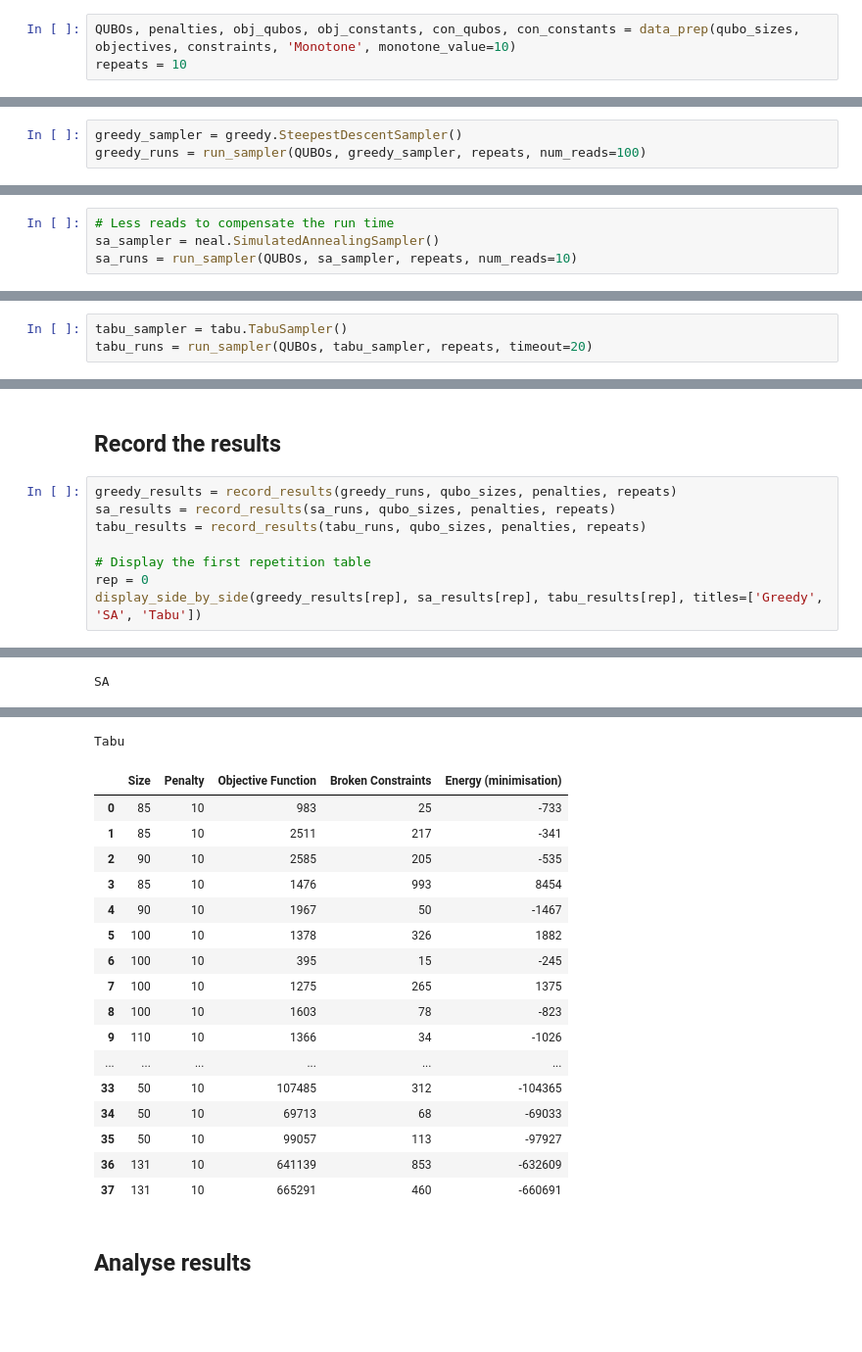
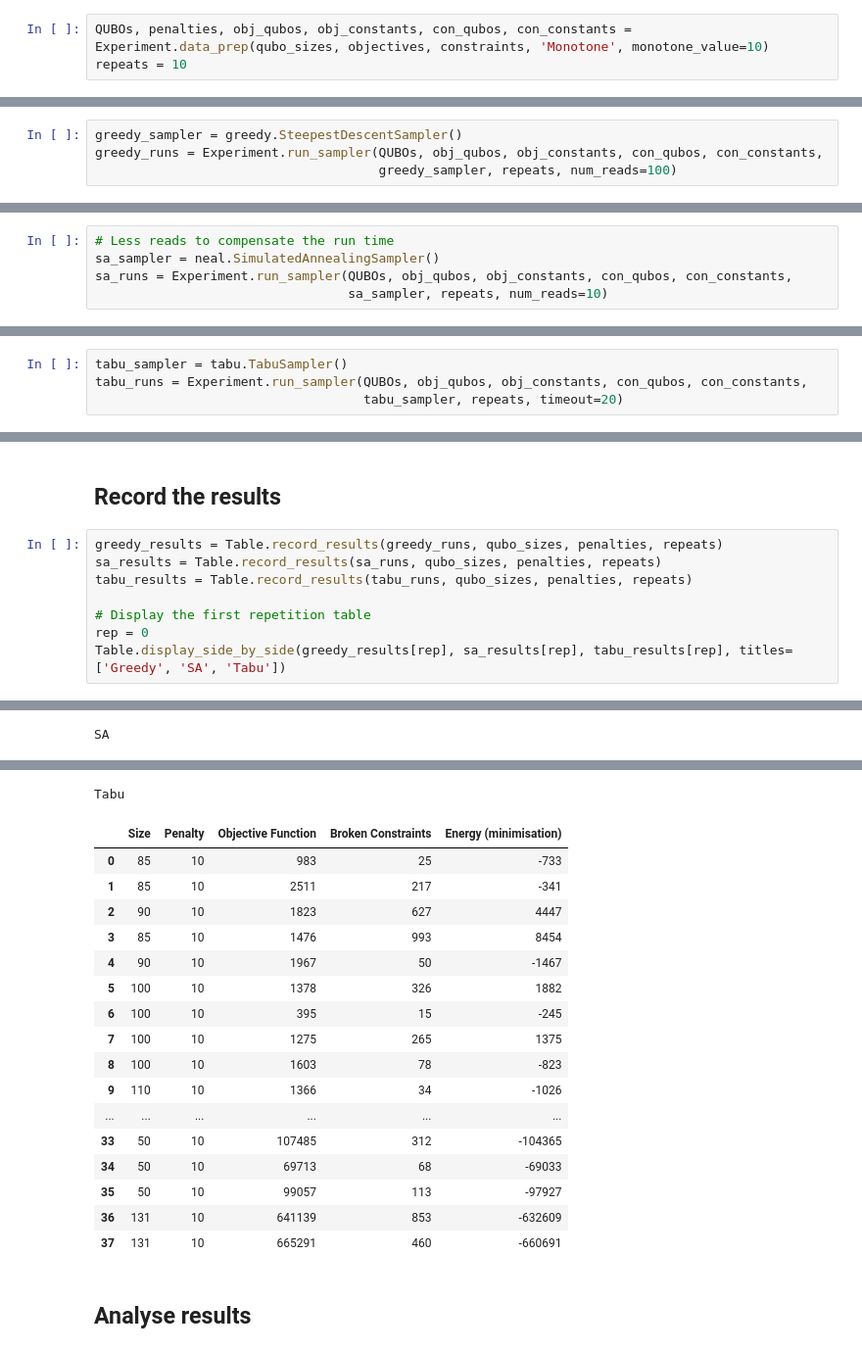
Before and after one commit to rienath/Estimating-Penalty-Coefficients-for-QUBO-Problems, a Jupyter notebook: Project and Deliverables/Implementation/Notebooks/Multiple Knapsack.ipynb, the cells around one changed output, grey strips where cells are left out. Shown: that part at 98% size. Cells and saved outputs as stored; diff of their text form; blank space fills up the shorter version.

```diff
--- a/Project and Deliverables/Implementation/Notebooks/Multiple Knapsack.ipynb
+++ b/Project and Deliverables/Implementation/Notebooks/Multiple Knapsack.ipynb
@@ -250,13 +42,14 @@ class PenaltyAlgorithm:
 # %% [markdown]
 # Prepare data
 # %%
-QUBOs, penalties, obj_qubos, obj_constants, con_qubos, con_constants = data_prep(qubo_sizes, objectives, constraints, 'Monotone', monotone_value=10)
+QUBOs, penalties, obj_qubos, obj_constants, con_qubos, con_constants = Experiment.data_prep(qubo_sizes, objectives, constraints, 'Monotone', monotone_value=10)
 repeats = 10
 # %% [markdown]
 ## Greedy
 # %%
 greedy_sampler = greedy.SteepestDescentSampler()
-greedy_runs = run_sampler(QUBOs, greedy_sampler, repeats, num_reads=100)
+greedy_runs = Experiment.run_sampler(QUBOs, obj_qubos, obj_constants, con_qubos, con_constants,
+                                     greedy_sampler, repeats, num_reads=100)
 # %% [output]
 100.0 %
 # %% [markdown]
@@ -264,26 +57,28 @@ greedy_runs = run_sampler(QUBOs, greedy_sampler, repeats, num_reads=100)
 # %%
 # Less reads to compensate the run time
 sa_sampler = neal.SimulatedAnnealingSampler()
-sa_runs = run_sampler(QUBOs, sa_sampler, repeats, num_reads=10)
+sa_runs = Experiment.run_sampler(QUBOs, obj_qubos, obj_constants, con_qubos, con_constants,
+                                 sa_sampler, repeats, num_reads=10)
 # %% [output]
 100.0 %
 # %% [markdown]
 ## Tabu
 # %%
 tabu_sampler = tabu.TabuSampler()
-tabu_runs = run_sampler(QUBOs, tabu_sampler, repeats, timeout=20)
+tabu_runs = Experiment.run_sampler(QUBOs, obj_qubos, obj_constants, con_qubos, con_constants,
+                                   tabu_sampler, repeats, timeout=20)
 # %% [output]
 100.0 %
 # %% [markdown]
 ## Record the results
 # %%
-greedy_results = record_results(greedy_runs, qubo_sizes, penalties, repeats)
-sa_results = record_results(sa_runs, qubo_sizes, penalties, repeats)
-tabu_results = record_results(tabu_runs, qubo_sizes, penalties, repeats)
+greedy_results = Table.record_results(greedy_runs, qubo_sizes, penalties, repeats)
+sa_results = Table.record_results(sa_runs, qubo_sizes, penalties, repeats)
+tabu_results = Table.record_results(tabu_runs, qubo_sizes, penalties, repeats)
 
 # Display the first repetition table
 rep = 0
-display_side_by_side(greedy_results[rep], sa_results[rep], tabu_results[rep], titles=['Greedy', 'SA', 'Tabu'])
+Table.display_side_by_side(greedy_results[rep], sa_results[rep], tabu_results[rep], titles=['Greedy', 'SA', 'Tabu'])
 # %% [output]
 Greedy
 |  | Size | Penalty | Objective Function | Broken Constraints | Energy (minimisation) |
@@ -298,34 +93,34 @@ Greedy
 | 8 | 100 | 10 | 4252 | 325 | -1002 |
 | 9 | 110 | 10 | 2582 | 85 | -1732 |
 | ... | ... | ... | ... | ... | ... |
 | 33 | 50 | 10 | 149158 | 871 | -140448 |
 | 34 | 50 | 10 | 155541 | 553 | -150011 |
 | 35 | 50 | 10 | 151763 | 277 | -148993 |
 | 36 | 131 | 10 | 1045606 | 371 | -1041896 |
 | 37 | 131 | 10 | 986311 | 4159 | -944721 |
 SA
 |  | Size | Penalty | Objective Function | Broken Constraints | Energy (minimisation) |
 | 0 | 85 | 10 | 3134 | 95 | -2184 |
 | 1 | 85 | 10 | 3976 | 222 | -1756 |
 | 2 | 90 | 10 | 1566 | 17 | -1396 |
 | 3 | 85 | 10 | 3132 | 75 | -2382 |
 | 4 | 90 | 10 | 3384 | 253 | -854 |
 | 5 | 100 | 10 | 4198 | 315 | -1048 |
 | 6 | 100 | 10 | 3918 | 72 | -3198 |
 | 7 | 100 | 10 | 3841 | 119 | -2651 |
 | 8 | 100 | 10 | 2946 | 141 | -1536 |
 | 9 | 110 | 10 | 4603 | 455 | -53 |
 | ... | ... | ... | ... | ... | ... |
 | 33 | 50 | 10 | 143173 | 512 | -138053 |
 | 34 | 50 | 10 | 153160 | 937 | -143790 |
 | 35 | 50 | 10 | 156926 | 658 | -150346 |
 | 36 | 131 | 10 | 1048359 | 320 | -1045159 |
 | 37 | 131 | 10 | 1010743 | 4269 | -968053 |
 Tabu
 |  | Size | Penalty | Objective Function | Broken Constraints | Energy (minimisation) |
 | 0 | 85 | 10 | 983 | 25 | -733 |
 | 1 | 85 | 10 | 2511 | 217 | -341 |
-| 2 | 90 | 10 | 2585 | 205 | -535 |
+| 2 | 90 | 10 | 1823 | 627 | 4447 |
 | 3 | 85 | 10 | 1476 | 993 | 8454 |
 | 4 | 90 | 10 | 1967 | 50 | -1467 |
 | 5 | 100 | 10 | 1378 | 326 | 1882 |
```
Also changed, not shown: parts of 15 cells of this notebook, 4 other files.
